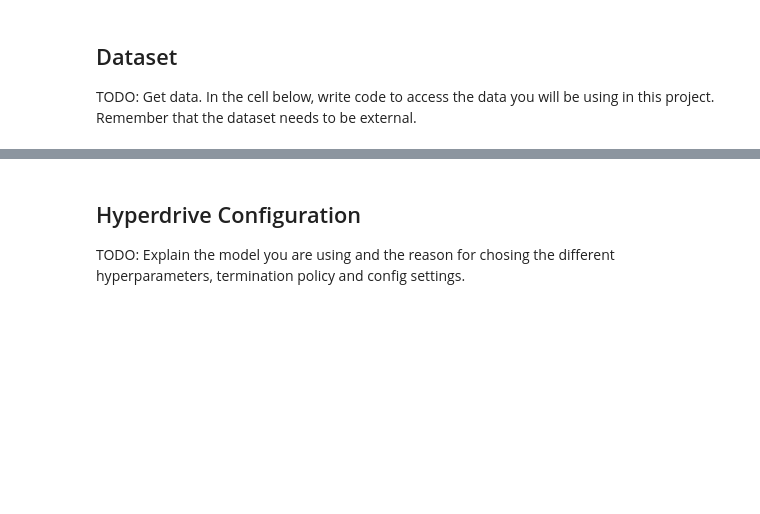
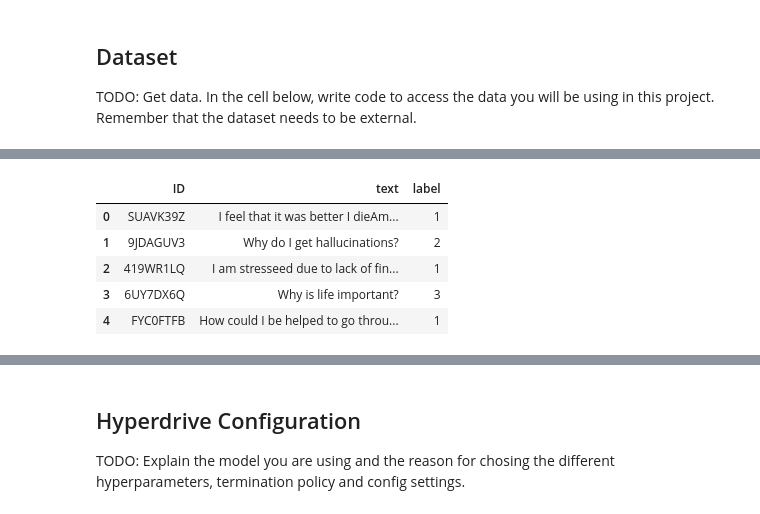
Before and after one commit to Pogayo/nd00333-capstone, a Jupyter notebook: hyperparameter_tuning.ipynb, the cells around one changed output, grey strips where cells are left out. Saved outputs shown, nothing was run; the diff lists cells and outputs as text; code cells hidden in the pictures; blank space fills up the shorter version.

```diff
--- a/hyperparameter_tuning.ipynb
+++ b/hyperparameter_tuning.ipynb
@@ -69 +118,12 @@ project_folder="./project_folder/"
+# %%
+le = LabelEncoder()
+train_df["label"] = le.fit_transform(train_df["label"].tolist())
+train_df.head()
+# %% [output]
+|  | ID | text | label |
+| 0 | SUAVK39Z | I feel that it was better I dieAm... | 1 |
+| 1 | 9JDAGUV3 | Why do I get hallucinations? | 2 |
+| 2 | 419WR1LQ | I am stresseed due to lack of fin... | 1 |
+| 3 | 6UY7DX6Q | Why is life important? | 3 |
+| 4 | FYC0FTFB | How could I be helped to go throu... | 1 |
 # %%
```
Also changed, not shown: parts of 19 cells of this notebook, 1 other file.
